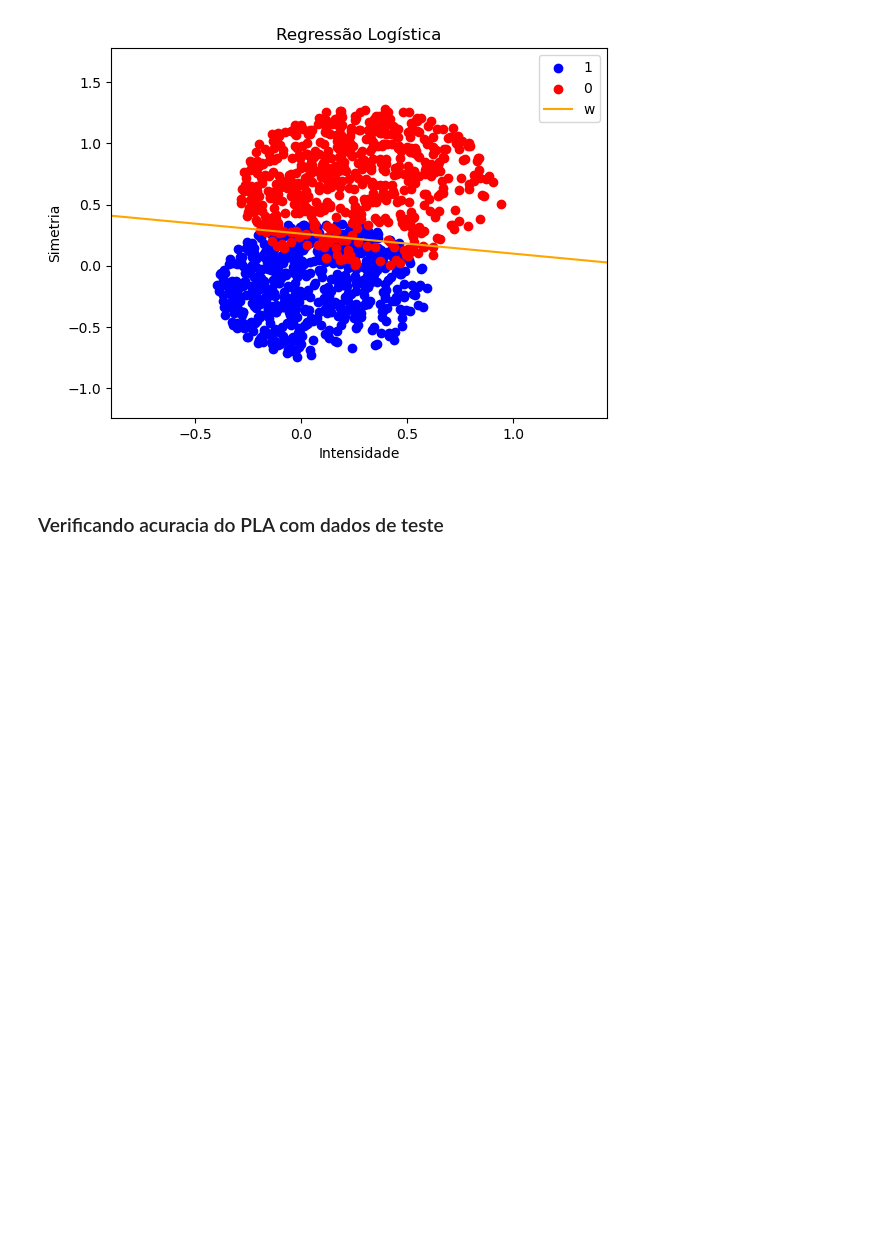
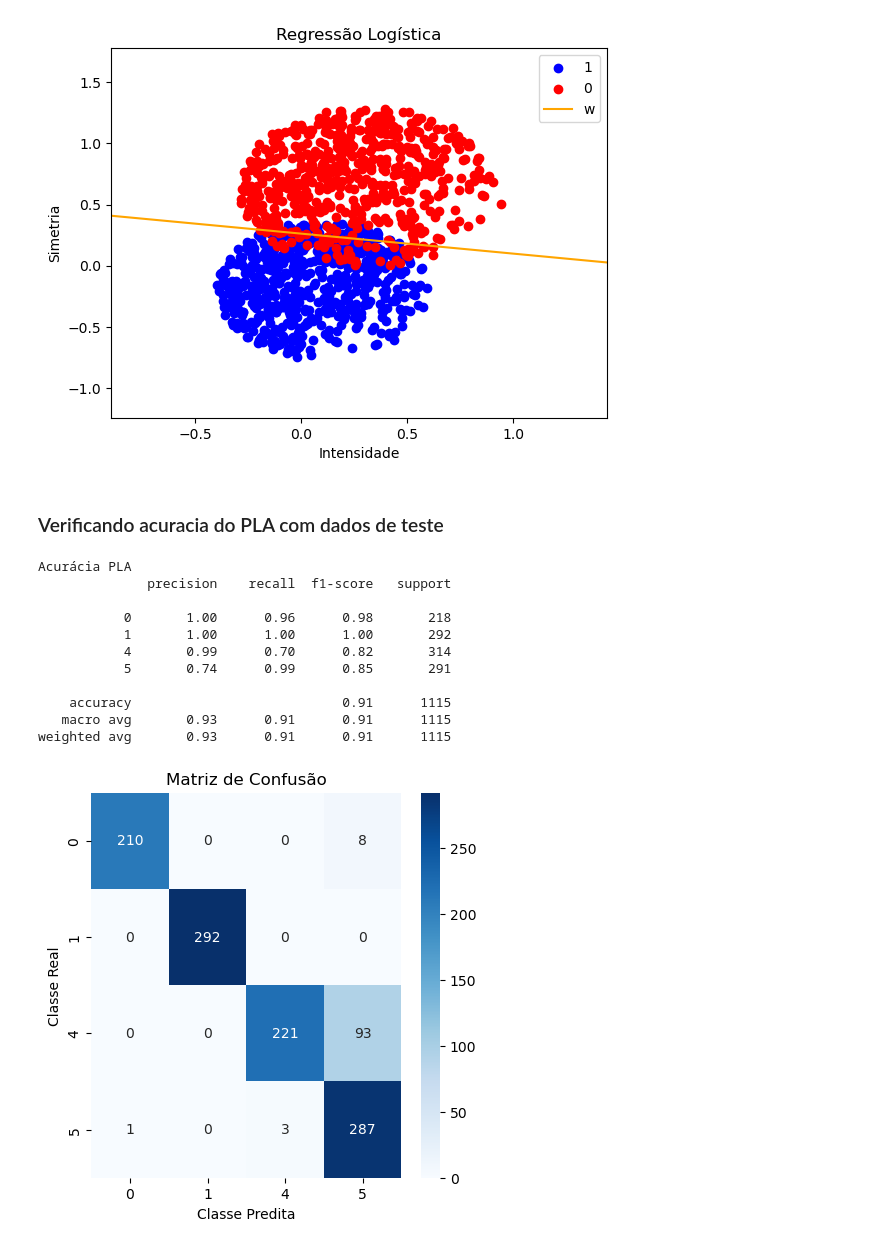
Before and after one commit to ivoaraujo17/Machine_Learning_Project_1, a Jupyter notebook: todos_vs_todos.ipynb, the cells around one changed output. Cells and saved outputs as stored; diff of their text form; code cells hidden in the pictures; blank space fills up the shorter version.

Commit message:
finalização da parte de acuracia dos modelos

```diff
--- a/todos_vs_todos.ipynb
+++ b/todos_vs_todos.ipynb
@@ -38,12 +38,12 @@ plt.show()
 X = train[['intensidade', 'simetria']].values
 y_train = train['label'].values
 
-X_train = padronizar(X)
+X_train = f.padronizar(X)
 
 X_test = test[['intensidade', 'simetria']].values
 y_test = test['label'].values
 
-X_test = padronizar(X_test)
+X_test = f.padronizar(X_test)
 # %% [markdown]
 ### Treinando o Modelo PLA Para Todos os Dígitos
 # %%
@@ -120,17 +120,32 @@ for i in (0, 1, 4):
 # %%
 # um contra todos usando PLA
 y_predict = []
 for imagem in X_test:
     if modelos_pla[0].predict(imagem) == 1:
         y_predict.append(0)
     elif modelos_pla[1].predict(imagem) == 1:
         y_predict.append(1)
     elif modelos_pla[2].predict(imagem) == 1:
         y_predict.append(4)
     else:
         y_predict.append(5)
 
 y_predict = np.array(y_predict)
+
+modelos_pla[0].acuracia(y_test, y_predict, ['0', '1', '4', '5'])
+# %% [output]
+Acurácia PLA
+              precision    recall  f1-score   support
+
+           0       1.00      0.96      0.98       218
+           1       1.00      1.00      1.00       292
+           4       0.99      0.70      0.82       314
+           5       0.74      0.99      0.85       291
+
+    accuracy                           0.91      1115
+   macro avg       0.93      0.91      0.91      1115
+weighted avg       0.93      0.91      0.91      1115
+[figure, added]
 # %%
 # um contra todos usando regressão linear
 y_predict = []
```
Also changed, not shown: parts of 3 cells of this notebook, 9 other files.
